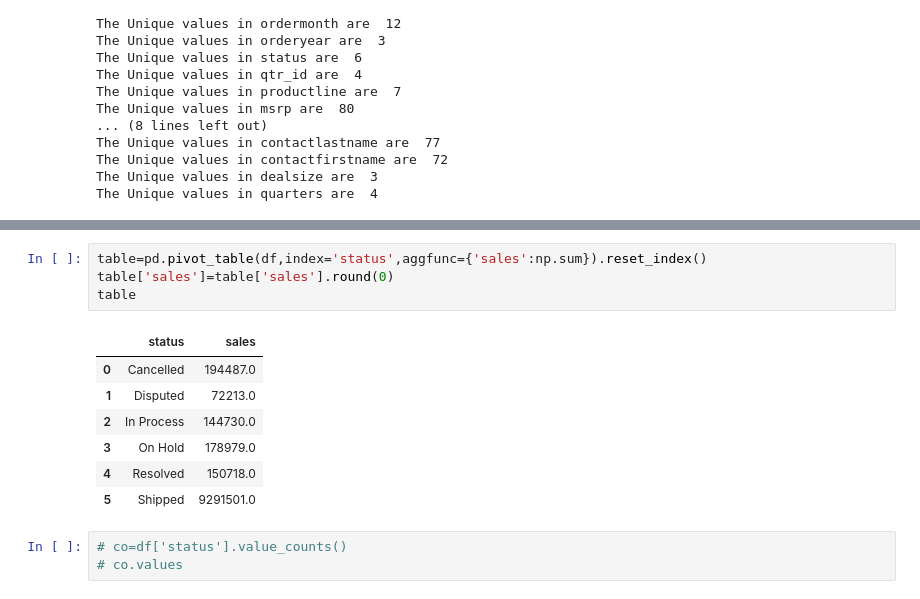
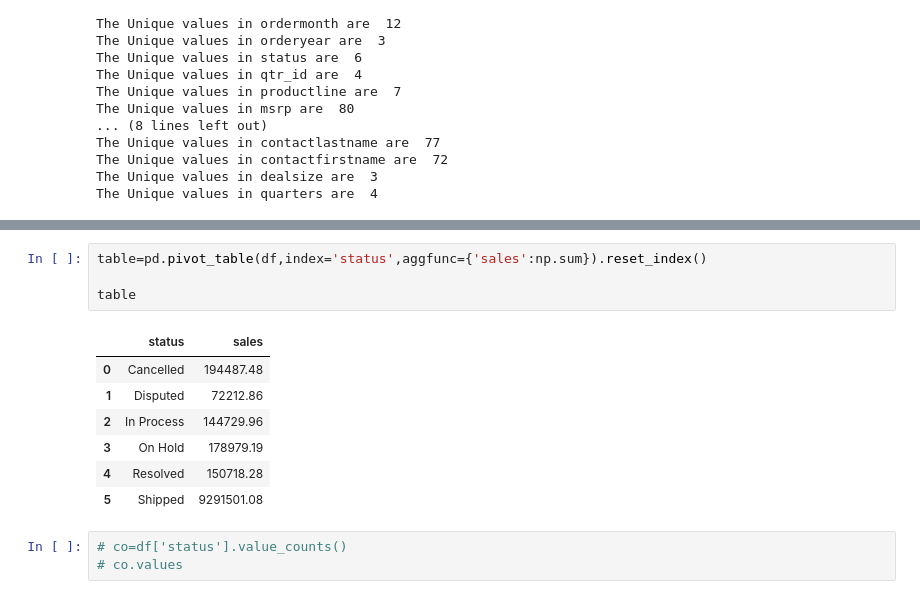
Before and after one commit to NUELBUNDI/PDS_PROJECT, a Jupyter notebook: PDS_PROJECT.ipynb, the cells around one changed output, grey strips where cells are left out. Cells and saved outputs as stored; diff of their text form.

```diff
--- a/PDS_PROJECT.ipynb
+++ b/PDS_PROJECT.ipynb
@@ -190,15 +189,15 @@ Pass the following variable as a keyword arg: x. From version 0.12, the only val
 # %%
 table=pd.pivot_table(df,index='status',aggfunc={'sales':np.sum}).reset_index()
-table['sales']=table['sales'].round(0)
+
 table
 # %% [output]
 |  | status | sales |
-| 0 | Cancelled | 194487.0 |
-| 1 | Disputed | 72213.0 |
-| 2 | In Process | 144730.0 |
-| 3 | On Hold | 178979.0 |
-| 4 | Resolved | 150718.0 |
-| 5 | Shipped | 9291501.0 |
+| 0 | Cancelled | 194487.48 |
+| 1 | Disputed | 72212.86 |
+| 2 | In Process | 144729.96 |
+| 3 | On Hold | 178979.19 |
+| 4 | Resolved | 150718.28 |
+| 5 | Shipped | 9291501.08 |
 # %%
 # co=df['status'].value_counts()
 # co.values
```
Also changed, not shown: parts of 32 cells of this notebook.
